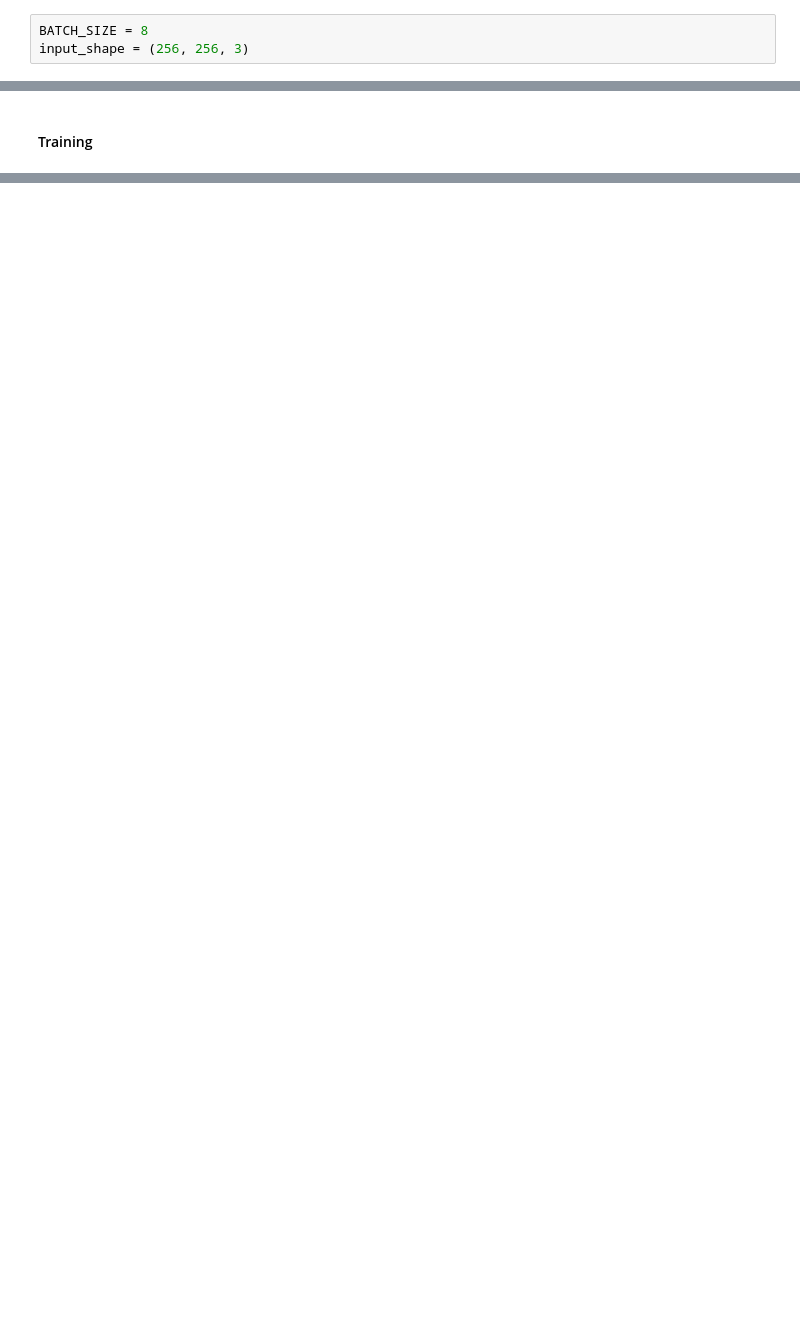
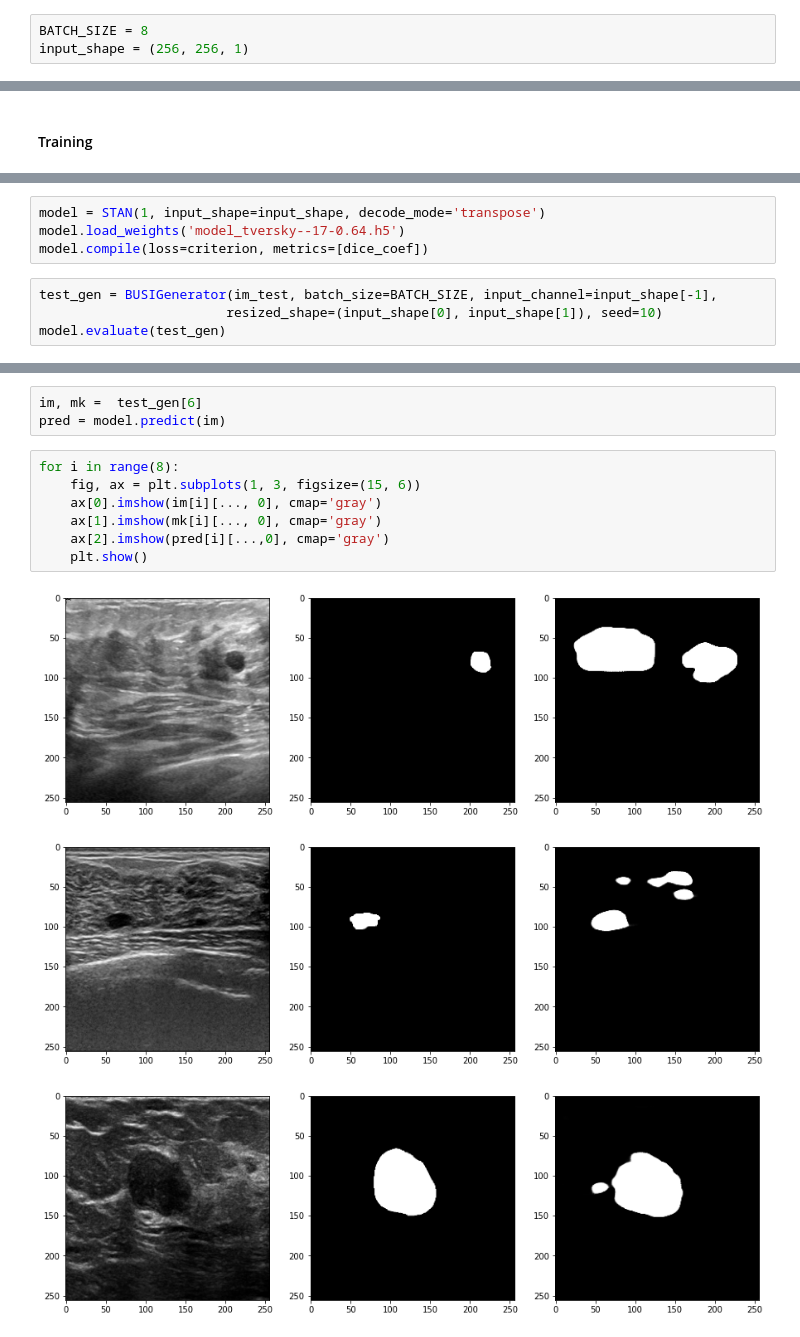
Before and after one commit to sudohainguyen/STAN-small-tumor-aware-network, a Jupyter notebook: examples/example_on_BUSI_dataset.ipynb, the cells around one changed output, grey strips where cells are left out. Saved outputs shown, nothing was run; the diff lists cells and outputs as text; blank space fills up the shorter version.

```diff
--- a/examples/example_on_BUSI_dataset.ipynb
+++ b/examples/example_on_BUSI_dataset.ipynb
@@ -487,7 +500,7 @@ class BUSIGenerator(BaseGenerator):
         return imgs, msks
 # %%
 BATCH_SIZE = 8
-input_shape = (256, 256, 3)
+input_shape = (256, 256, 1)
 # %%
 fnames = [os.path.splitext(f)[0] for f in os.listdir('./images')]
 # %%
@@ -563,0 +609,8 @@ Epoch 1/10
+# %%
+model = STAN(1, input_shape=input_shape, decode_mode='transpose')
+model.load_weights('model_tversky--17-0.64.h5')
+model.compile(loss=criterion, metrics=[dice_coef])
+# %%
+test_gen = BUSIGenerator(im_test, batch_size=BATCH_SIZE, input_channel=input_shape[-1],
+                        resized_shape=(input_shape[0], input_shape[1]), seed=10)
+model.evaluate(test_gen)
@@ -563,0 +622,14 @@ Epoch 1/10
+# %%
+im, mk =  test_gen[6]
+pred = model.predict(im)
+# %%
+for i in range(8):
+    fig, ax = plt.subplots(1, 3, figsize=(15, 6))
+    ax[0].imshow(im[i][..., 0], cmap='gray')
+    ax[1].imshow(mk[i][..., 0], cmap='gray')
+    ax[2].imshow(pred[i][...,0], cmap='gray')
+    plt.show()
+# %% [output]
+[figure, added]
+[figure, added]
+[figure, added]
```
Also changed, not shown: parts of 35 cells of this notebook.
